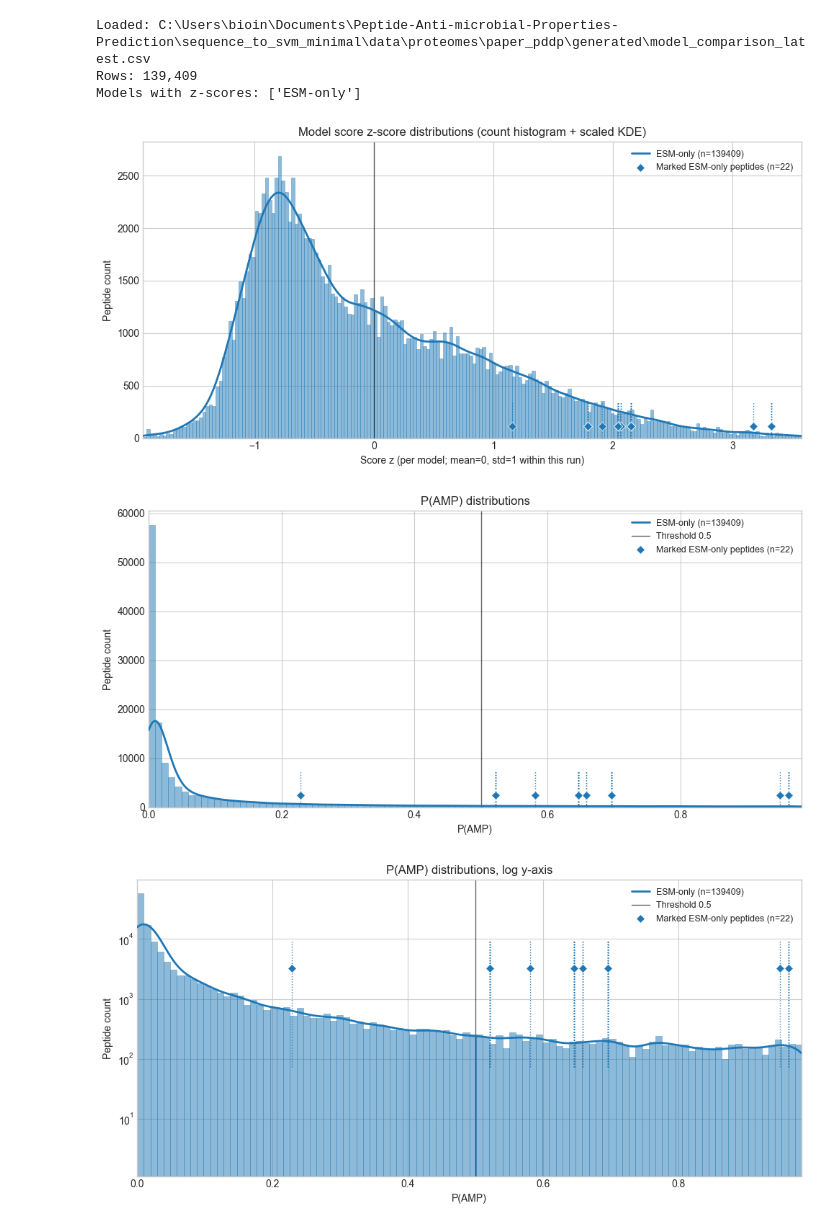
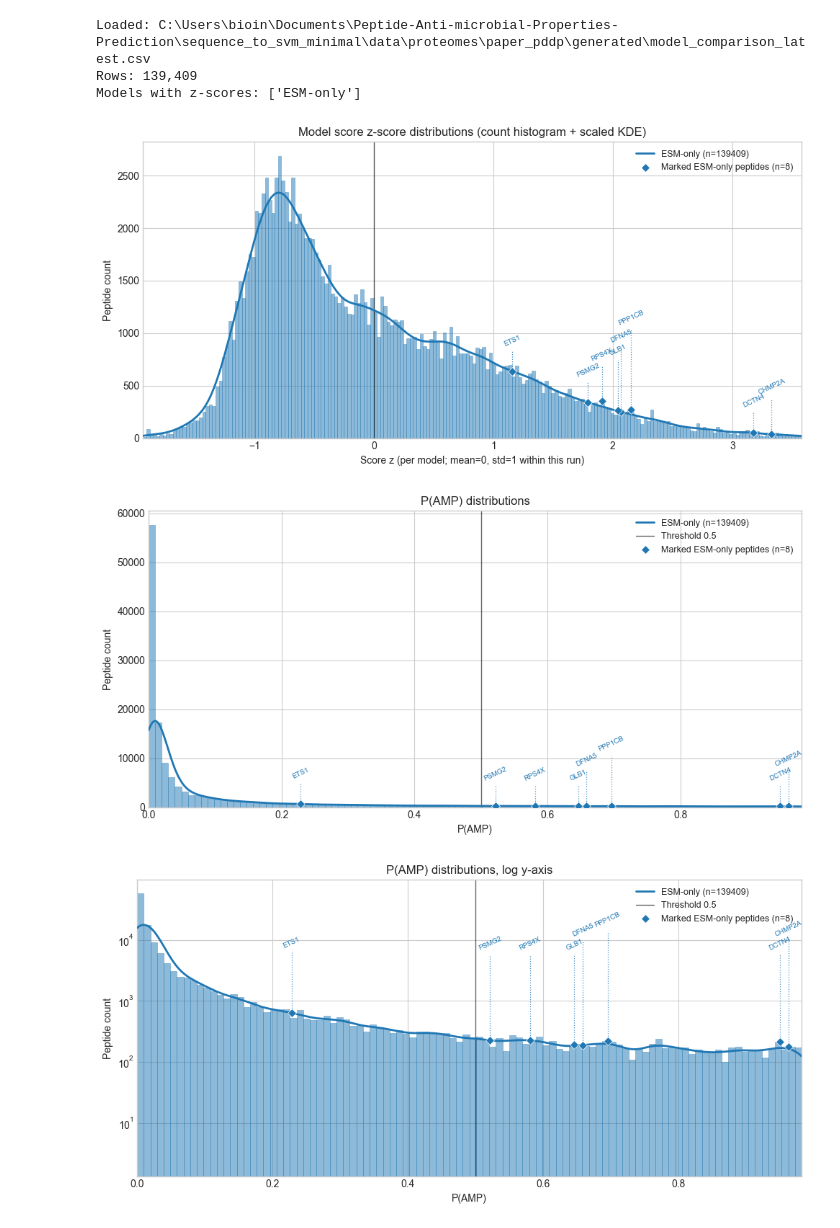
Before and after one commit to KYinXu/Peptide-Anti-microbial-Properties-Prediction, a Jupyter notebook: notebooks/comparison_exploration.ipynb, the cells around one changed output. Saved outputs shown, nothing was run; the diff lists cells and outputs as text; code cells hidden in the pictures.

Commit message:
Add labels to graphs

```diff
--- a/notebooks/comparison_exploration.ipynb
+++ b/notebooks/comparison_exploration.ipynb
@@ -187,11 +359,11 @@ plt.axvline(0.0, color="black", linewidth=1, alpha=0.6, zorder=2)
 plt.xlim(*xlim)
 ax = plt.gca()
 for i, (model, col, v) in enumerate(curve_entries):
-    _, marked_values = marked_scores_for_column(df, col)
+    points = marked_points_for_column(df, col)
     mark_peptide_scores(
         ax,
-        marked_values,
-        f"Marked {model} peptides (n={len(marked_values)})",
+        points,
+        f"Marked {model} peptides (n={len(points)})",
         color=colors[i],
     )
 plt.xlabel("Score z (per model; mean=0, std=1 within this run)")
@@ -201,7 +373,7 @@ plt.legend(loc="best", fontsize=9)
 plt.tight_layout()
 plt.show()
 # %% [output]
-[figure, old version]
+[figure, new version]
 # %%
 # P(AMP) distributions: linear x and log-y (count) views
 from scipy.stats import gaussian_kde
@@ -284,39 +456,39 @@ def _plot_p_amp_panel(*, title, xlim, bins, xs, bin_width, log_y=False):
         plt.yscale("log")
     ax = plt.gca()
     for i, (model, col, _v) in enumerate(curve_entries_prob):
-        _, marked_values = marked_scores_for_column(df, col)
+        points = marked_points_for_column(df, col)
         mark_peptide_scores(
             ax,
-            marked_values,
-            f"Marked {model} peptides (n={len(marked_values)})",
+            points,
+            f"Marked {model} peptides (n={len(points)})",
             color=colors_prob[i],
         )
     plt.xlabel("P(AMP)")
     plt.ylabel("Peptide count")
     plt.title(title)
     plt.legend(loc="best", fontsize=9)
     plt.tight_layout()
     plt.show()
 
 
 _plot_p_amp_panel(
     title="P(AMP) distributions",
     xlim=xlim_prob,
     bins=bins_prob,
     xs=xs_prob,
     bin_width=bin_width_prob,
 )
 _plot_p_amp_panel(
     title="P(AMP) distributions, log y-axis",
     xlim=xlim_prob,
     bins=bins_prob,
     xs=xs_prob,
     bin_width=bin_width_prob,
     log_y=True,
 )
 # %% [output]
-[figure, old version]
+[figure, new version]
-[figure, old version]
+[figure, new version]
 # %%
 # Raw classifier scores: count histogram + KDE scaled to peptide count per bin
 margin_cols = sorted(c for c in df.columns if c.endswith("_logit_margin"))
```
Also changed, not shown: parts of 2 cells of this notebook.
